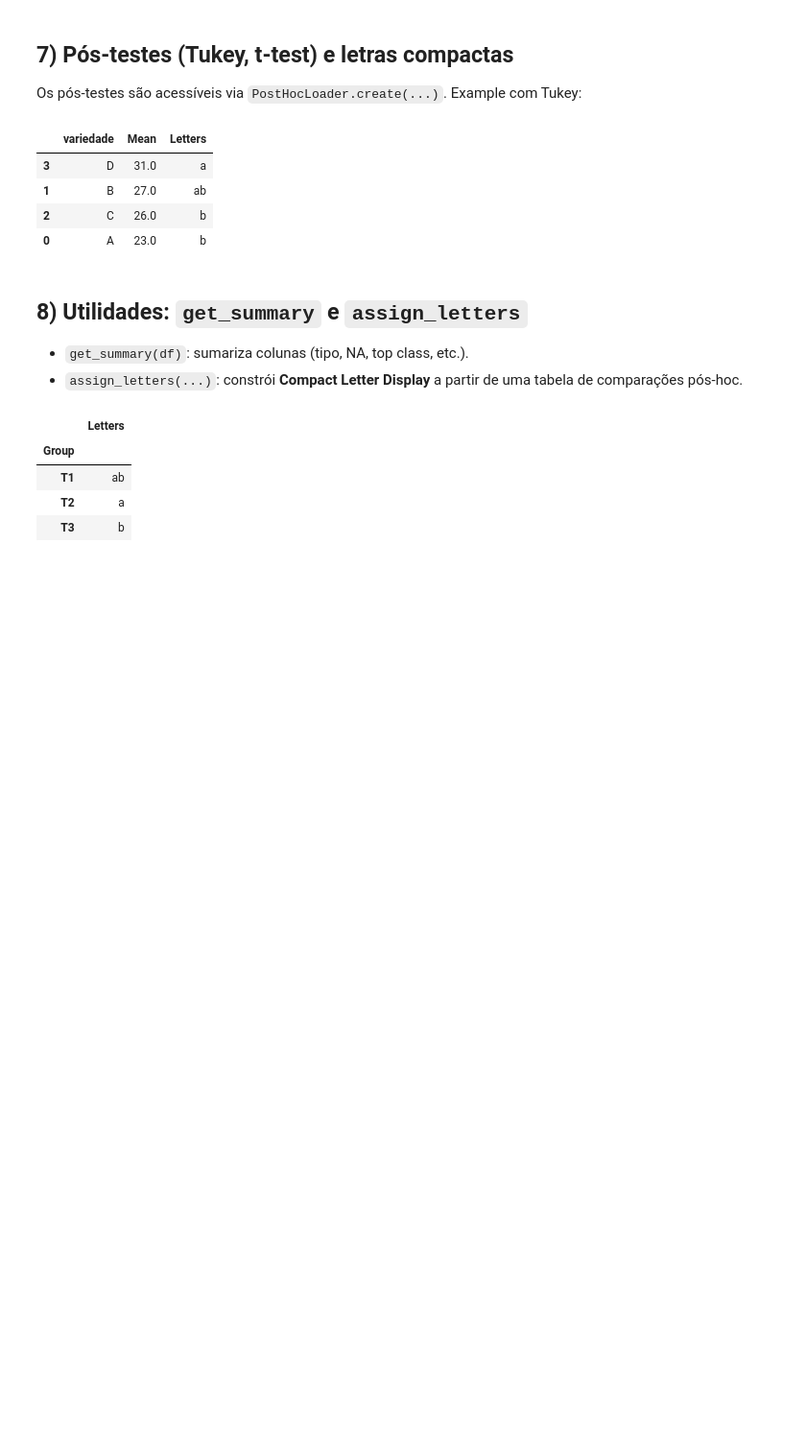
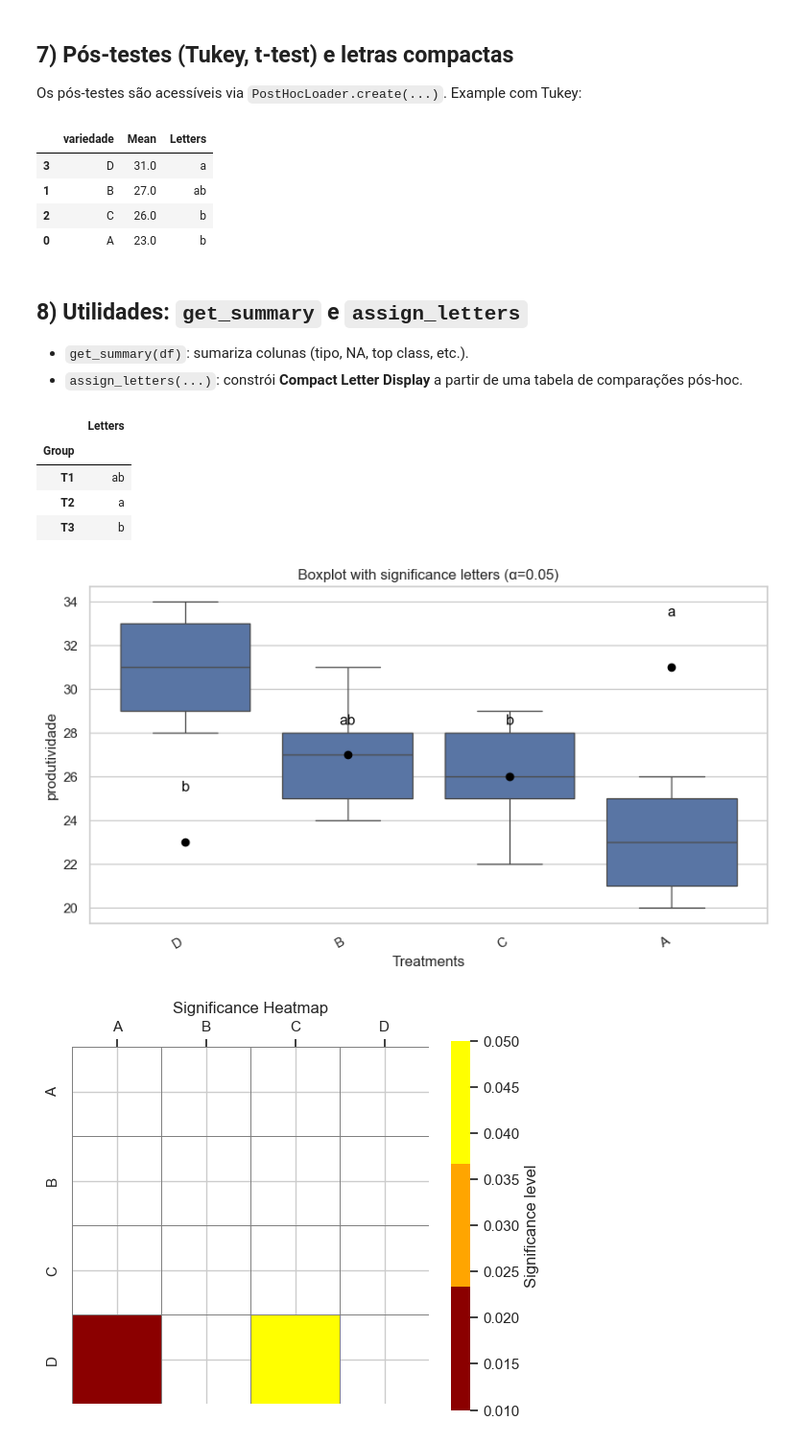
Before and after one commit to Cristiano2132/expdespy, a Jupyter notebook: examples/ExpDesPy_Tutorial_English_Complete.ipynb, the cells around one changed output. Shown at 96% size. Cells and saved outputs as stored; diff of their text form; code cells hidden in the pictures; blank space fills up the shorter version.

Commit message:
plot heatmap significance

```diff
--- a/examples/ExpDesPy_Tutorial_English_Complete.ipynb
+++ b/examples/ExpDesPy_Tutorial_English_Complete.ipynb
@@ -442,3 +442,46 @@ assign_letters(df_ph, G1="A", G2="B", P="p")
 | T1 | ab |
 | T2 | a |
 | T3 | b |
+# %%
+import matplotlib.pyplot as plt
+from expdespy.datasets.dic_milho import load_dic_milho
+from expdespy.posthoc.tukey_test import TukeyHSD
+from expdespy.posthoc.plots import (
+    plot_boxplot_with_letters,
+    plot_significance_heatmap,
+)
+
+# 1. Carregar dataset
+df, _ = load_dic_milho()
+
+# 2. Rodar teste Tukey
+tukey = TukeyHSD(df, values_column="produtividade", treatments_column="variedade")
+results = tukey.run()
+cld = tukey.run_compact_letters_display()
+
+# 3. Plot Boxplot com letras
+ax1 = plot_boxplot_with_letters(
+    data=df,
+    cld_result=cld,
+    values_column="produtividade",
+    treatments_column="variedade",
+    hue=None,         # pode colocar outra coluna se tiver
+    alpha=0.05,
+    figsize=(10, 5),
+    rotation=30,
+)
+plt.show()
+
+# 4. Plot Heatmap de significância
+treatments = df["variedade"].unique().tolist()
+ax2 = plot_significance_heatmap(
+    df_posthoc=results,
+    treatments=treatments,
+    pvalue_col="p-adj",   # coluna de p-valor do Tukey
+    alpha_levels=[0.01, 0.05, 0.10],   # níveis de significância
+    figsize=(6, 5),
+)
+plt.show()
+# %% [output]
+[figure, added]
+[figure, added]
```
Also changed, not shown: 17 other files.
